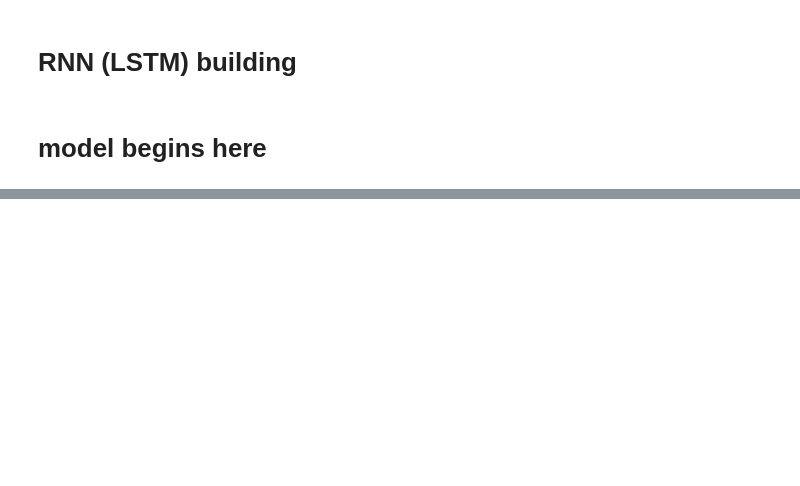
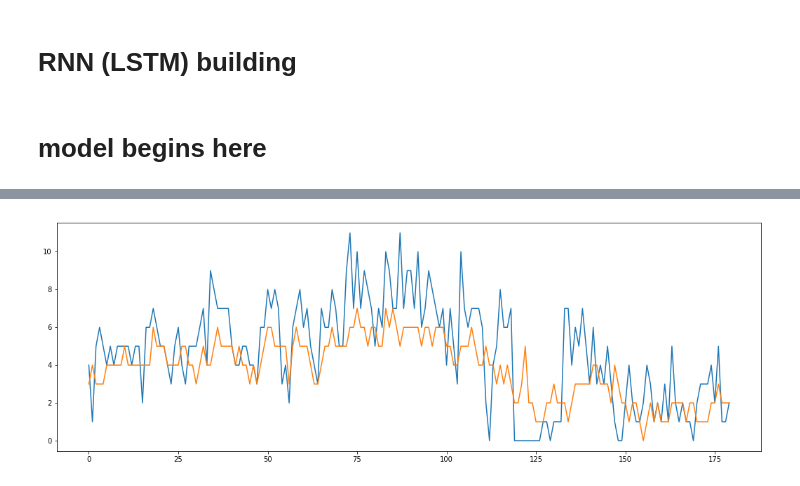
Before and after one commit to BorisAnimal/IU-Data-Analysis-Research, a Jupyter notebook: Boris.ipynb, the cells around one changed output, grey strips where cells are left out. Saved outputs shown, nothing was run; the diff lists cells and outputs as text; code cells hidden in the pictures; blank space fills up the shorter version.

```diff
--- a/Boris.ipynb
+++ b/Boris.ipynb
@@ -400,7 +492,9 @@ NameError: name 'valset' is not defined
 # %%
-a = list(map(int, scalerY.inverse_transform(valset[len(trainPredict):])))
+a = list(map(int, scalerY.inverse_transform(setY[len(trainPredict):])))
 b = list(map(int, testPredict))
 fig, ax = plt.subplots(figsize=(18,6))
 ax.plot(a)
 ax.plot(b)
 plt.show()
+# %% [output]
+[figure, added]
```
Also changed, not shown: parts of 10 cells of this notebook.
